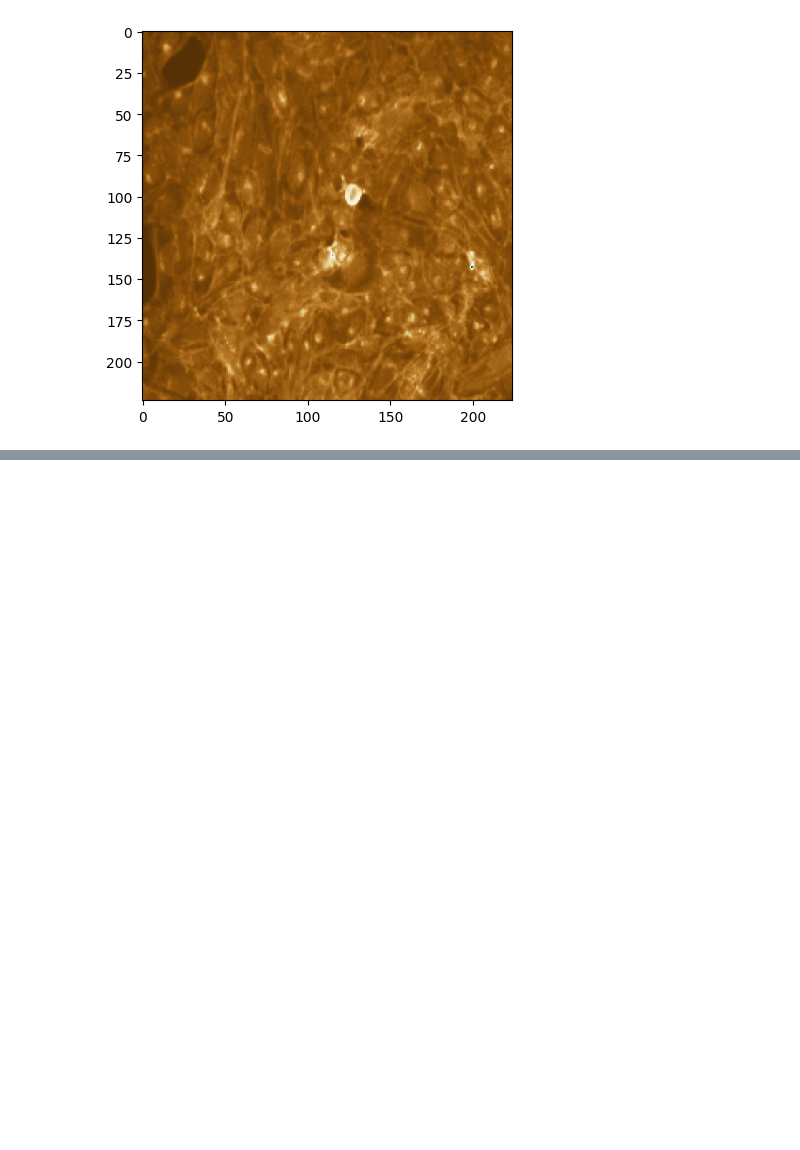
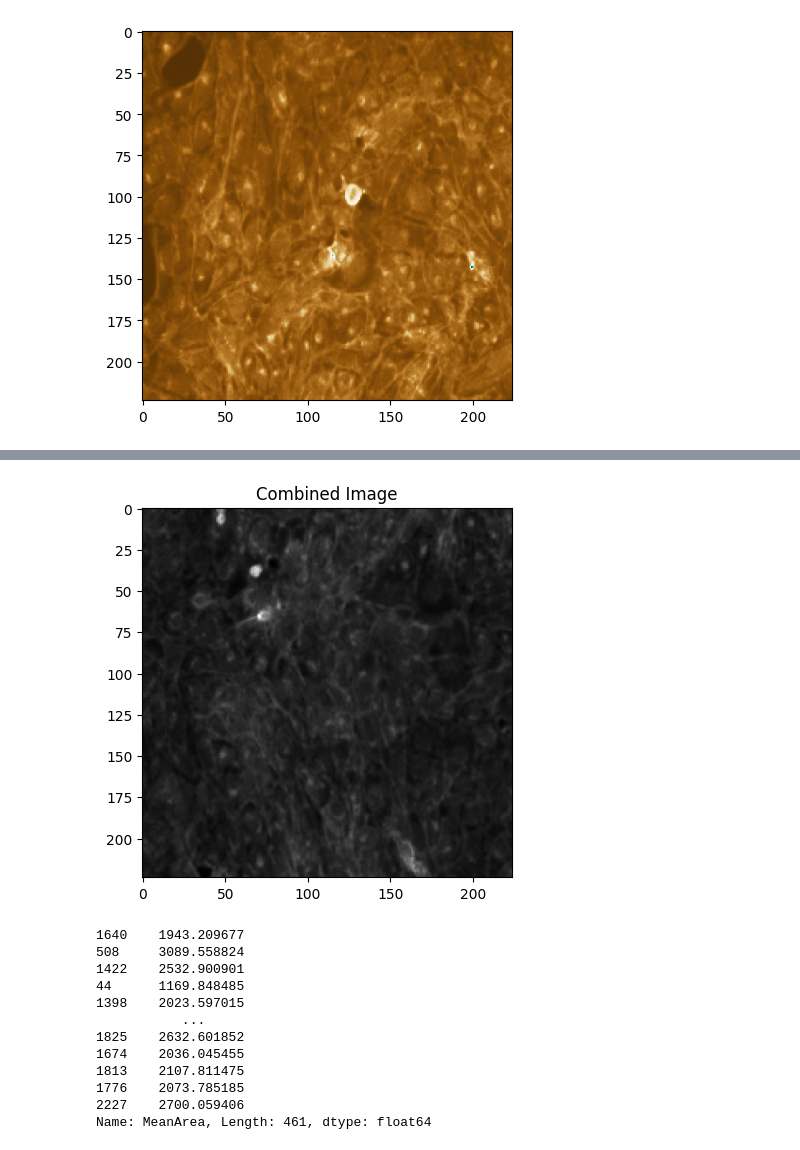
Before and after one commit to ThorstenCodes/MorphoMind, a Jupyter notebook: Notebooks/area_model.ipynb, the cells around one changed output, grey strips where cells are left out. Saved outputs shown, nothing was run; the diff lists cells and outputs as text; code cells hidden in the pictures; blank space fills up the shorter version.

```diff
--- a/Notebooks/area_model.ipynb
+++ b/Notebooks/area_model.ipynb
@@ -333,0 +437,21 @@ Epoch 10/100
+# %%
+combined_image = (X_test_both[0][:, :, 0] + X_test_both[0][:, :, 1]) / 2.0
+
+plt.imshow(combined_image, cmap='gray')
+plt.title('Combined Image')
+plt.show()
+y_test_both
+# %% [output]
+[figure, added]
+1640    1943.209677
+508     3089.558824
+1422    2532.900901
+44      1169.848485
+1398    2023.597015
+           ...
+1825    2632.601852
+1674    2036.045455
+1813    2107.811475
+1776    2073.785185
+2227    2700.059406
+Name: MeanArea, Length: 461, dtype: float64
```
Also changed, not shown: parts of 37 cells of this notebook, 1 other file.
